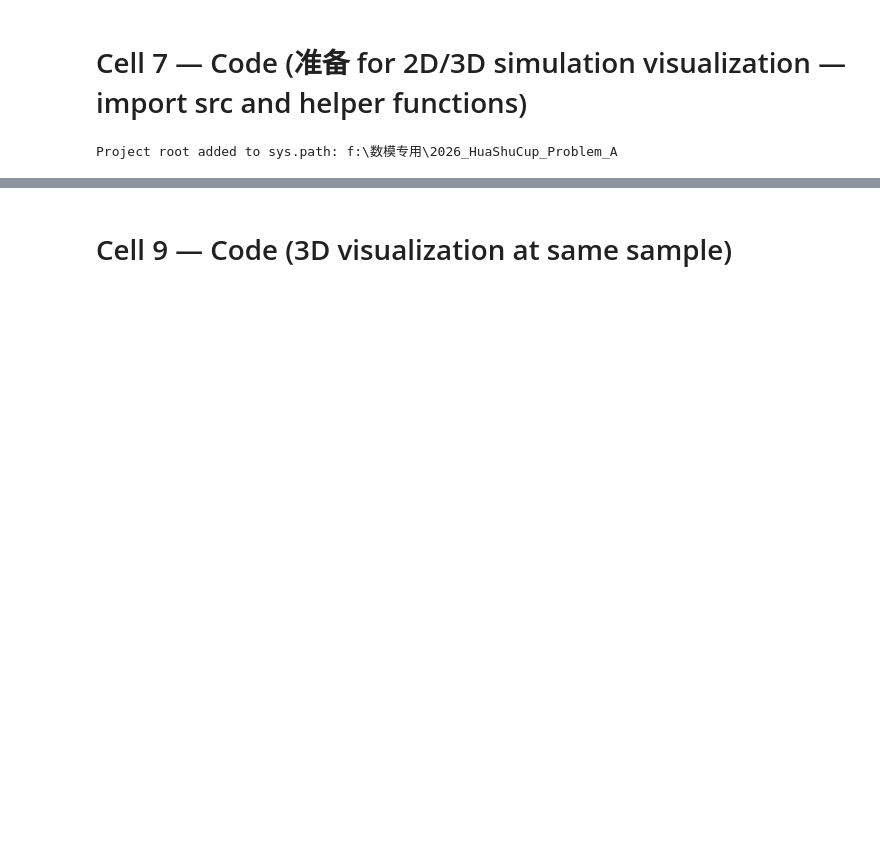
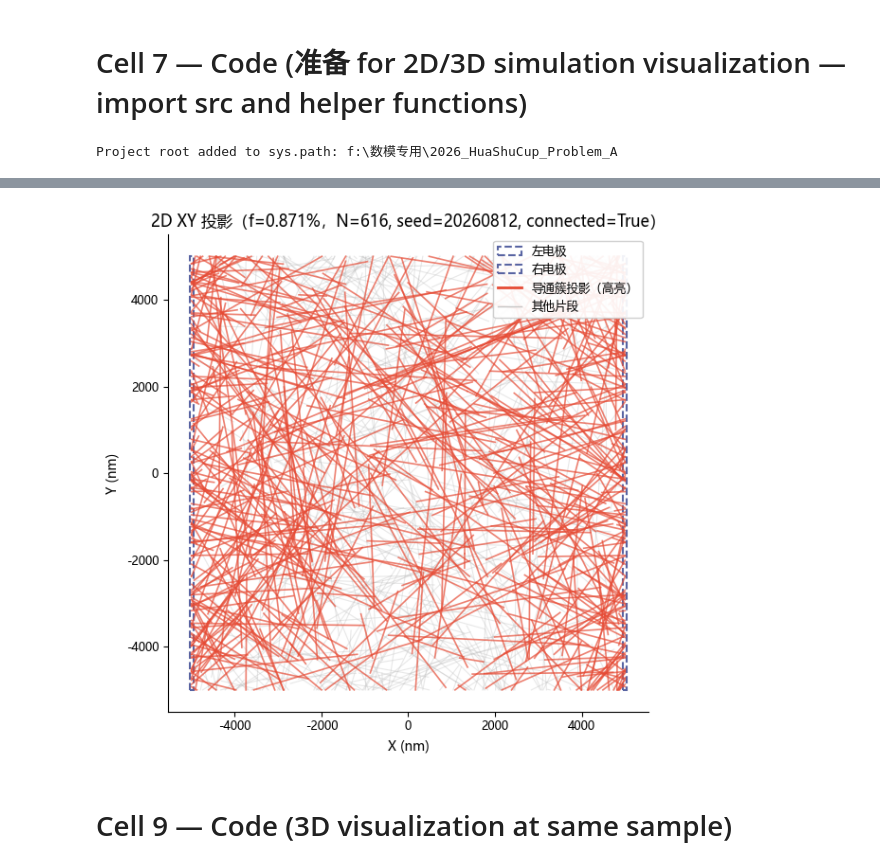
Before and after one commit to xiaoDu666-cell/2026_HuaShuCup_Problem_A, a Jupyter notebook: notebooks/03_问题三结果分析与可视化.ipynb, the cells around one changed output, grey strips where cells are left out. Cells and saved outputs as stored; diff of their text form; code cells hidden in the pictures; blank space fills up the shorter version.

```diff
--- a/notebooks/03_问题三结果分析与可视化.ipynb
+++ b/notebooks/03_问题三结果分析与可视化.ipynb
@@ -797,0 +458,78 @@ Saved: f:\数模专用\2026_HuaShuCup_Problem_A\results\figures\cluster_2d_probl
+# %%
+# 图3：2D 投影（用线段投影展示连通路径）
+import matplotlib.pyplot as plt
+from matplotlib.patches import Rectangle
+import numpy as np
+
+L_box = 10000.0
+r_cyl = 30.0
+h_cyl = 5000.0
+
+# ===== 修改：使用最终答案 0.871% =====
+if df_final is None or df_final.empty:
+    raise ValueError("df_final 为空，请先运行读取数据 Cell")
+
+final_f = df_final['f'].iloc[0]  # 0.008714
+final_f_pct = final_f * 100.0
+
+# 从 df_final 读取 N
+if 'N' in df_final.columns:
+    N_final = int(df_final['N'].iloc[0])
+else:
+    V_box = L_box**3
+    V_cyl = np.pi * (r_cyl**2) * h_cyl
+    N_final = int(round((final_f * V_box) / V_cyl))
+
+seed_vis = 20260812
+
+print(f"Sampling for visualization: f = {final_f_pct:.3f}%, N = {N_final}, seed = {seed_vis}")
+
+cyls = sample_random_cylinders(N_final, L_box, r_cyl, h_cyl, seed=seed_vis)
+segments = []
+for c in cyls:
+    segments.extend(split_cylinder_by_box(c, L_box))
+
+connected, cluster_idxs, uf = get_conducting_cluster_indices(segments, L_box, thr=1.8)
+
+# Plot as projected line segments on XY plane
+fig, ax = plt.subplots(figsize=(7, 6))
+for i, s in enumerate(segments):
+    x0, y0 = s.p0[0], s.p0[1]
+    x1, y1 = s.p1[0], s.p1[1]
+    if i in cluster_idxs:
+        ax.plot([x0, x1], [y0, y1], color='#E64B35', linewidth=1.2, alpha=0.7, zorder=3)
+    else:
+        ax.plot([x0, x1], [y0, y1], color='#B8B8B8', linewidth=0.8, alpha=0.32, zorder=1)
+
+# electrodes
+half = L_box / 2.0
+electrode_width = 80.0
+ax.add_patch(Rectangle((-half - electrode_width/2, -L_box/2), electrode_width, L_box,
+                        facecolor='none', edgecolor='#3B4992', linestyle='--', linewidth=1.5, alpha=0.85, label='左电极'))
+ax.add_patch(Rectangle((half - electrode_width/2, -L_box/2), electrode_width, L_box,
+                        facecolor='none', edgecolor='#3B4992', linestyle='--', linewidth=1.5, alpha=0.85, label='右电极'))
+
+# legend
+ax.plot([], [], color='#E64B35', linewidth=2, label='导通簇投影（高亮）')  ##0072B2
+ax.plot([], [], color='#B8B8B8', linewidth=1, alpha=0.8, label='其他片段')
+
+ax.set_xlabel('X (nm)')
+ax.set_ylabel('Y (nm)')
+ax.set_title(f'2D XY 投影（f={final_f_pct:.3f}%，N={N_final}, seed={seed_vis}, connected={connected}）')
+ax.set_aspect('equal', 'box')
+ax.grid(False)
+ax.legend(loc='upper right', fontsize=9)
+ax.legend(loc="upper right", frameon=True, facecolor="white", framealpha=0.92, fontsize=9)
+# 隐藏上、右侧边框
+ax.spines['top'].set_visible(False)
+ax.spines['right'].set_visible(False)
+ax.tick_params(axis='both', labelsize=9)
+
+
+
+out2d = OUT_DIR / 'cluster_2d_problem3.png'
+fig.tight_layout()
+fig.savefig(out2d,dpi=600, bbox_inches="tight", facecolor="white")
+print("Saved:", out2d)
+plt.show()
+# %% [output]
@@ -798,2 +538,3 @@ Saved: f:\数模专用\2026_HuaShuCup_Problem_A\results\figures\cluster_2d_probl
+[figure, added]
 # %% [markdown]
 # Cell 9 — Code (3D visualization at same sample)
```
Also changed, not shown: parts of 17 cells of this notebook, 6 other files.
